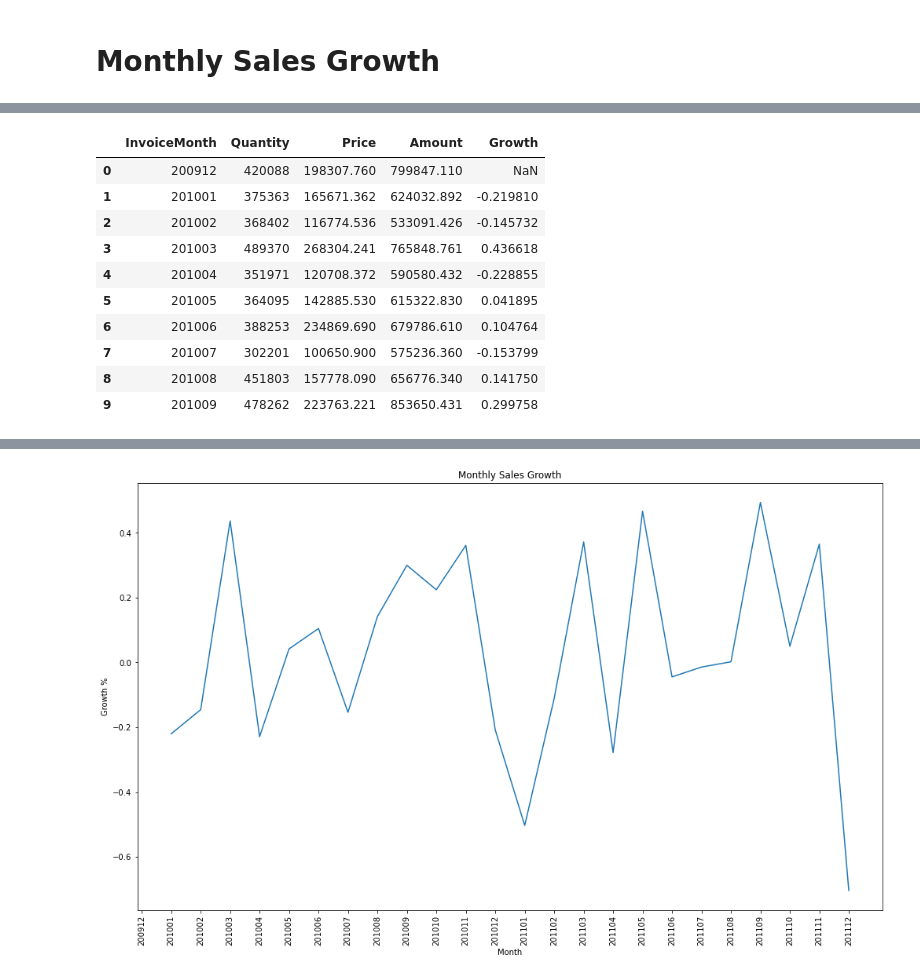
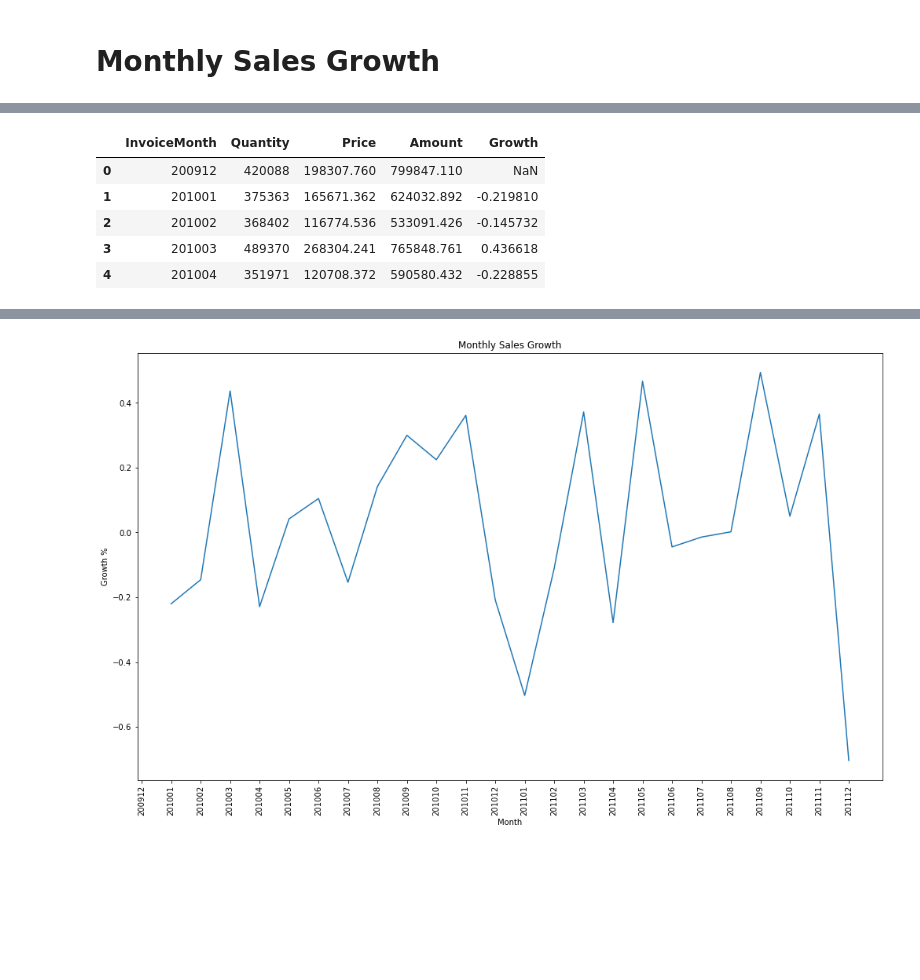
Before and after one commit to jarviscanada/jarvis_data_eng_MiguelDario, a Jupyter notebook: python_data_analytics/python_data_wrangling/retail_data_analytics_wrangling.ipynb, the cells around one changed output, grey strips where cells are left out. Drawn from its saved outputs; the diff is of its cells as text; code cells hidden in the pictures; blank space fills up the shorter version.

```diff
--- a/python_data_analytics/python_data_wrangling/retail_data_analytics_wrangling.ipynb
+++ b/python_data_analytics/python_data_wrangling/retail_data_analytics_wrangling.ipynb
@@ -364,16 +291,11 @@ plt.show()
 # %%
 #Calculate percentage change
 monthly_sales_df["Growth"] = monthly_sales_df["Amount"].pct_change()
-monthly_sales_df.head(10)
+monthly_sales_df.head()
 # %% [output]
 |  | InvoiceMonth | Quantity | Price | Amount | Growth |
 | 0 | 200912 | 420088 | 198307.760 | 799847.110 | NaN |
 | 1 | 201001 | 375363 | 165671.362 | 624032.892 | -0.219810 |
 | 2 | 201002 | 368402 | 116774.536 | 533091.426 | -0.145732 |
 | 3 | 201003 | 489370 | 268304.241 | 765848.761 | 0.436618 |
 | 4 | 201004 | 351971 | 120708.372 | 590580.432 | -0.228855 |
-| 5 | 201005 | 364095 | 142885.530 | 615322.830 | 0.041895 |
-| 6 | 201006 | 388253 | 234869.690 | 679786.610 | 0.104764 |
-| 7 | 201007 | 302201 | 100650.900 | 575236.360 | -0.153799 |
-| 8 | 201008 | 451803 | 157778.090 | 656776.340 | 0.141750 |
-| 9 | 201009 | 478262 | 223763.221 | 853650.431 | 0.299758 |
```
Also changed, not shown: parts of 28 cells of this notebook.
